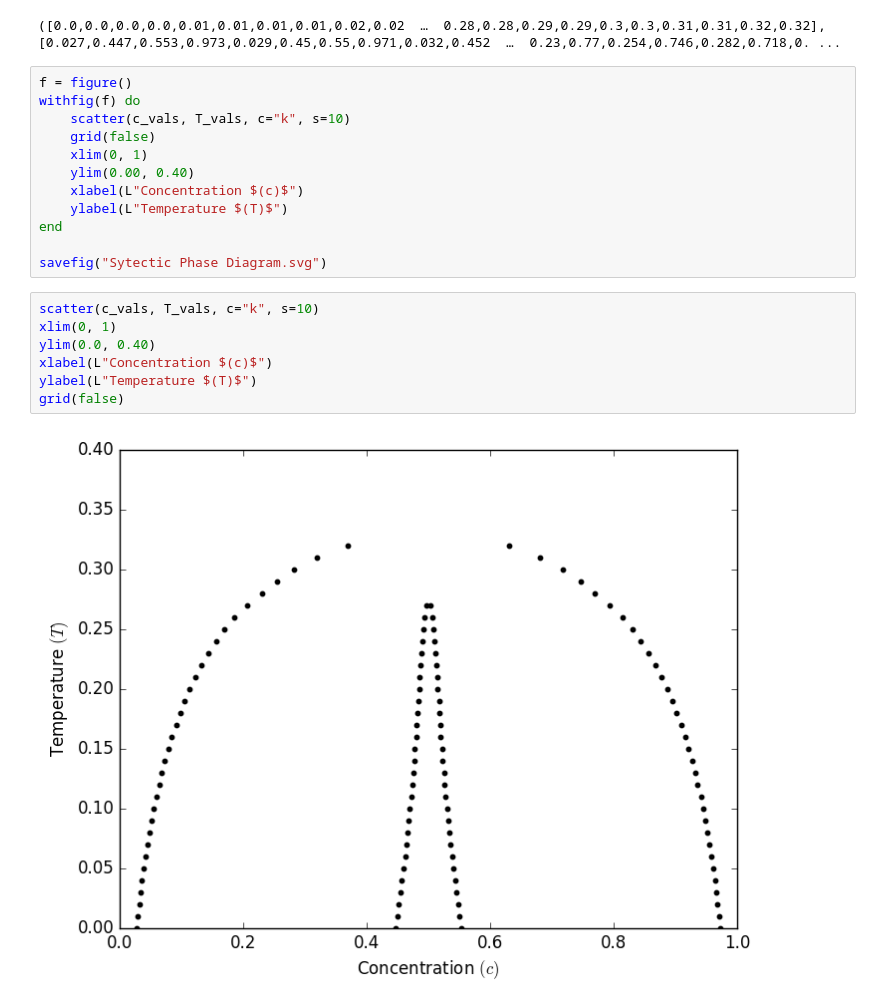
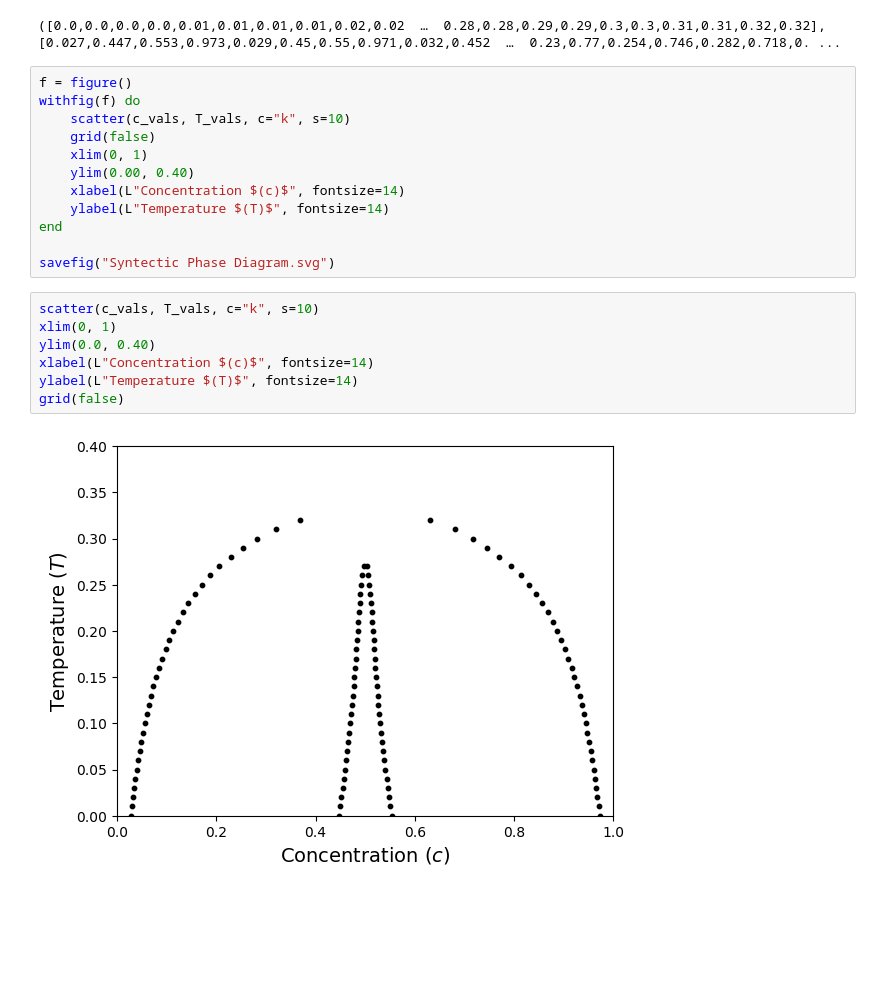
Before and after one commit to nsmith5/thesis, a Jupyter notebook: 1.0/1.1 Syntectic Reaction/Phase Diagram/phase diagram.ipynb, the cells around one changed output. Cells and saved outputs as stored; diff of their text form; blank space fills up the shorter version.

Commit message:
Better figures, more eutectic discussion, small fixes

```diff
--- a/1.0/1.1 Syntectic Reaction/Phase Diagram/phase diagram.ipynb
+++ b/1.0/1.1 Syntectic Reaction/Phase Diagram/phase diagram.ipynb
@@ -411,17 +214,17 @@ withfig(f) do
     grid(false)
     xlim(0, 1)
     ylim(0.00, 0.40)
-    xlabel(L"Concentration $(c)$")
-    ylabel(L"Temperature $(T)$")
+    xlabel(L"Concentration $(c)$", fontsize=14)
+    ylabel(L"Temperature $(T)$", fontsize=14)
 end
 
-savefig("Sytectic Phase Diagram.svg")
+savefig("Syntectic Phase Diagram.svg")
 # %%
 scatter(c_vals, T_vals, c="k", s=10)
 xlim(0, 1)
 ylim(0.0, 0.40)
-xlabel(L"Concentration $(c)$")
-ylabel(L"Temperature $(T)$")
+xlabel(L"Concentration $(c)$", fontsize=14)
+ylabel(L"Temperature $(T)$", fontsize=14)
 grid(false)
 # %% [output]
-[figure, old version]
+[figure, new version]
```
Also changed, not shown: parts of 16 cells of this notebook, 17 other files.
